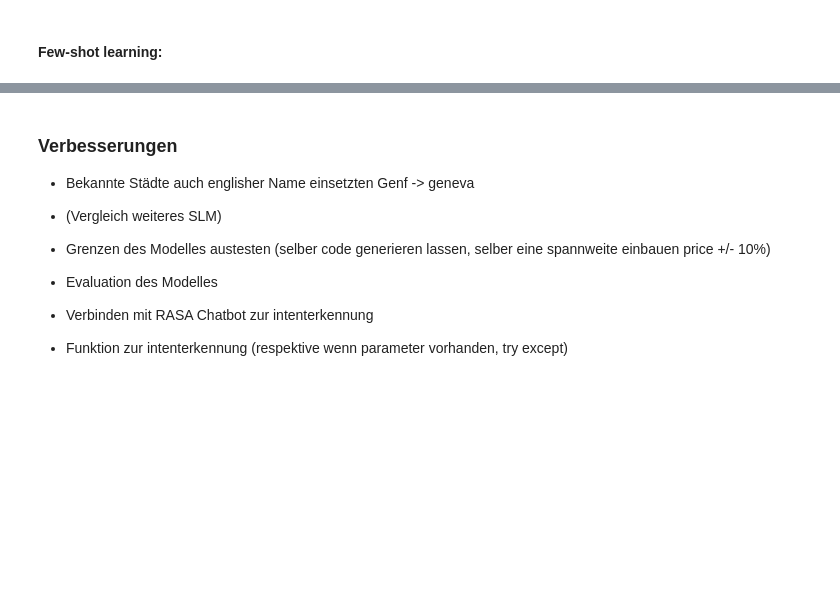
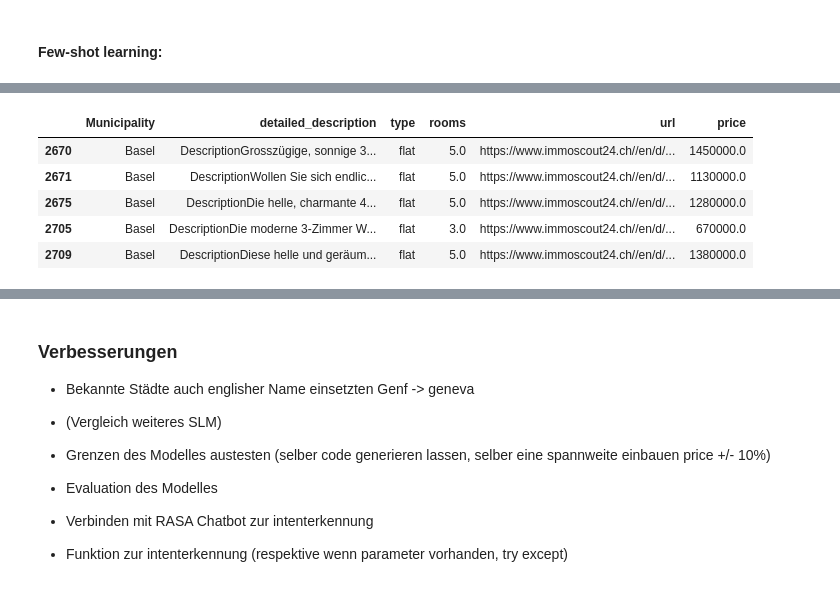
Before and after one commit to 7ben18/fhnw-npr-Natural-Language-Processing, a Jupyter notebook: mini-challenge2/few-shot-llm/TinyLlama_few_shot.ipynb, the cells around one changed output, grey strips where cells are left out. Cells and saved outputs as stored; diff of their text form; code cells hidden in the pictures; blank space fills up the shorter version.

Commit message:
Add tests to tinyllama

```diff
--- a/mini-challenge2/few-shot-llm/TinyLlama_few_shot.ipynb
+++ b/mini-challenge2/few-shot-llm/TinyLlama_few_shot.ipynb
@@ -257,0 +382,11 @@ Here are some options for apartments in Basel that cost less than 4'000'000 CHF:
+# %%
+df_test = df[(df['Municipality'].str.contains('Basel')) & (df['price'] < 2000000) & (df['rooms'] >= 3) & (df['type'].str.contains('flat'))]
+
+df_test.head()
+# %% [output]
+|  | Municipality | detailed_description | type | rooms | url | price |
+| 2670 | Basel | DescriptionGrosszügige, sonnige 3... | flat | 5.0 | https://www.immoscout24.ch//en/d/... | 1450000.0 |
+| 2671 | Basel | DescriptionWollen Sie sich endlic... | flat | 5.0 | https://www.immoscout24.ch//en/d/... | 1130000.0 |
+| 2675 | Basel | DescriptionDie helle, charmante 4... | flat | 5.0 | https://www.immoscout24.ch//en/d/... | 1280000.0 |
+| 2705 | Basel | DescriptionDie moderne 3-Zimmer W... | flat | 3.0 | https://www.immoscout24.ch//en/d/... | 670000.0 |
+| 2709 | Basel | DescriptionDiese helle und geräum... | flat | 5.0 | https://www.immoscout24.ch//en/d/... | 1380000.0 |
```
Also changed, not shown: parts of 24 cells of this notebook, 1 other file.
